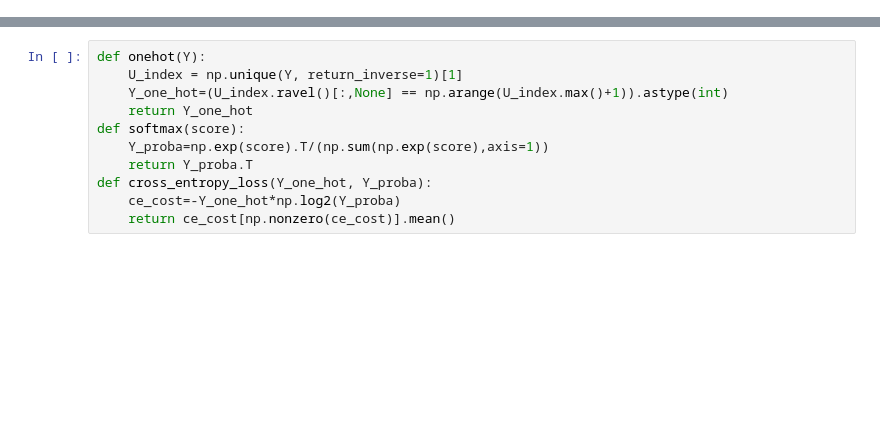
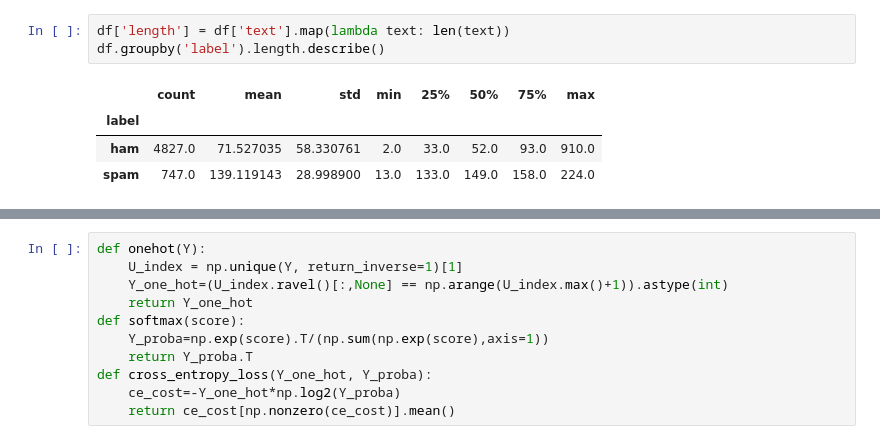
Before and after one commit to mbennett4478/Naive-Bayes-Classifier, a Jupyter notebook: Naive-Bayes-Classifier.ipynb, the cells around one changed output, grey strips where cells are left out. Drawn from its saved outputs; the diff is of its cells as text; blank space fills up the shorter version.

```diff
--- a/Naive-Bayes-Classifier.ipynb
+++ b/Naive-Bayes-Classifier.ipynb
@@ -123,0 +99,8 @@ for i in range(len(y)):
+# %%
+df['length'] = df['text'].map(lambda text: len(text))
+df.groupby('label').length.describe()
+# %% [output]
+|  | count | mean | std | min | 25% | 50% | 75% | max |
+| label |  |  |  |  |  |  |  |  |
+| ham | 4827.0 | 71.527035 | 58.330761 | 2.0 | 33.0 | 52.0 | 93.0 | 910.0 |
+| spam | 747.0 | 139.119143 | 28.998900 | 13.0 | 133.0 | 149.0 | 158.0 | 224.0 |
```
Also changed, not shown: parts of 5 cells of this notebook.
